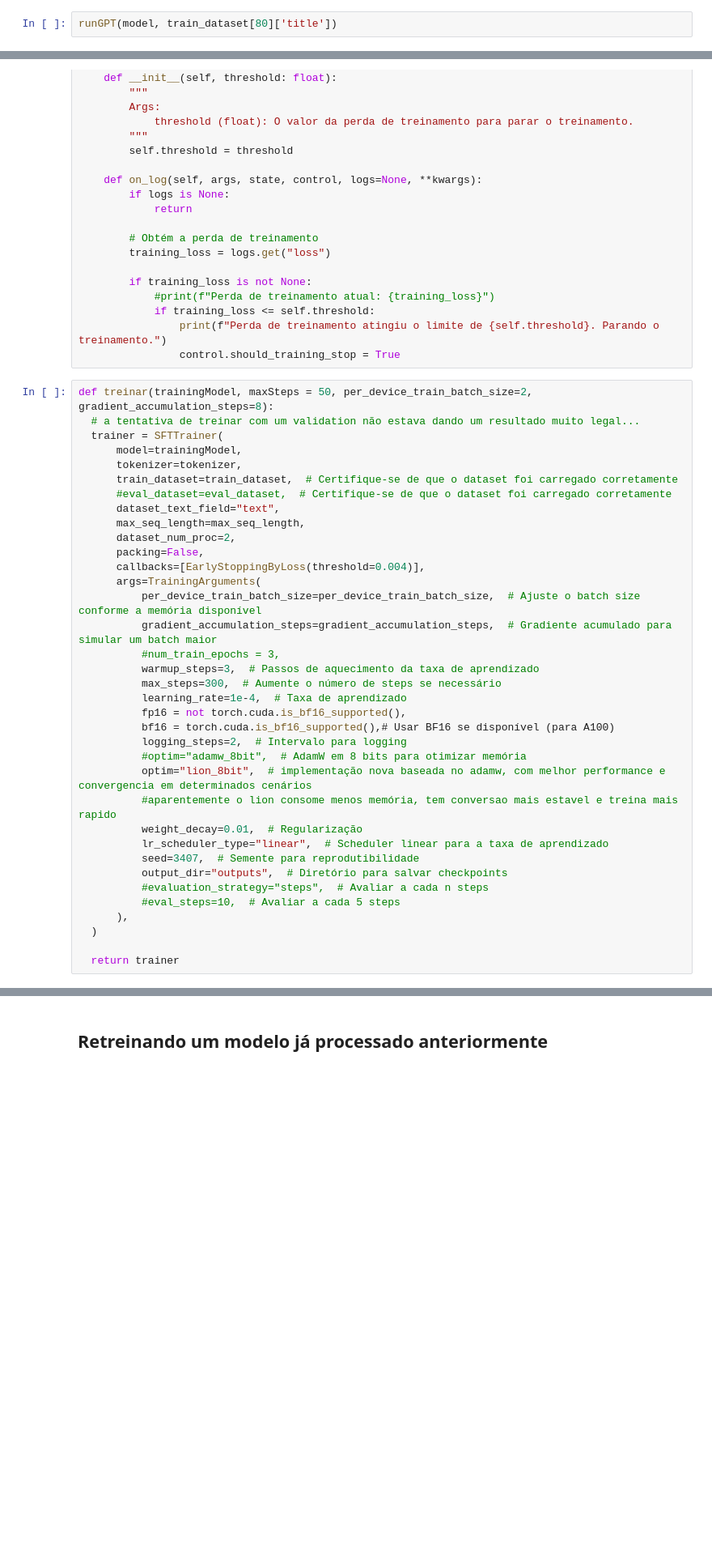
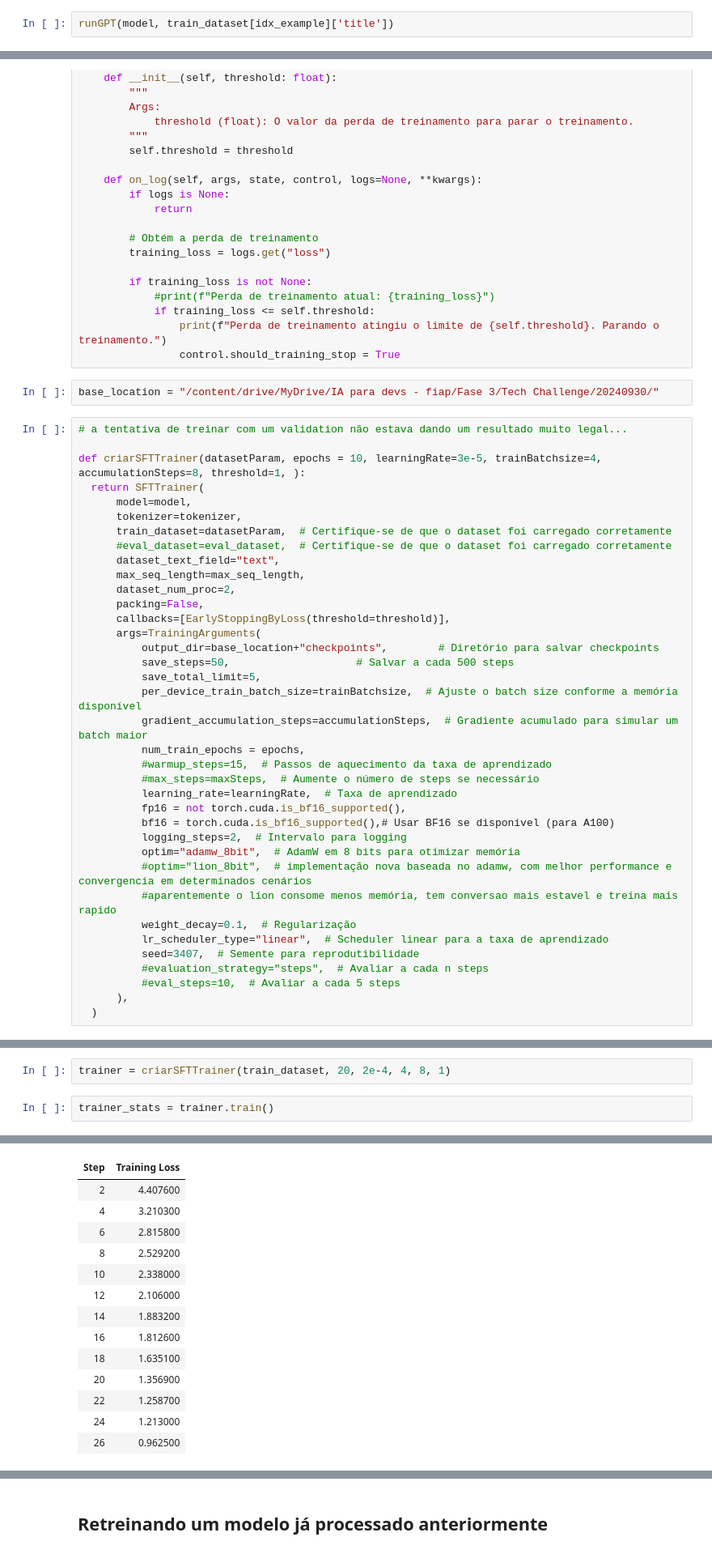
Before and after one commit to rornellas/tech-challenge-3-ia4devs, a Jupyter notebook: fine_tunning_tech_challenge_fase_3.ipynb, the cells around one changed output, grey strips where cells are left out. Shown at 81% size. Cells and saved outputs as stored; diff of their text form; blank space fills up the shorter version.

```diff
--- a/fine_tunning_tech_challenge_fase_3.ipynb
+++ b/fine_tunning_tech_challenge_fase_3.ipynb
@@ -264,5 +285,5 @@ def runGPT(modelToRun, input):
 # %% [markdown]
 ## Executando antes do treino
 # %%
-runGPT(model, train_dataset[80]['title'])
+runGPT(model, train_dataset[idx_example]['title'])
 # %% [output]
@@ -306,39 +330,42 @@ class EarlyStoppingByLoss(TrainerCallback):
             if training_loss <= self.threshold:
                 print(f"Perda de treinamento atingiu o limite de {self.threshold}. Parando o treinamento.")
                 control.should_training_stop = True
+# %%
+base_location = "/content/drive/MyDrive/IA para devs - fiap/Fase 3/Tech Challenge/20240930/"
 # %%
-def treinar(trainingModel, maxSteps = 50, per_device_train_batch_size=2, gradient_accumulation_steps=8):
-  # a tentativa de treinar com um validation não estava dando um resultado muito legal...
-  trainer = SFTTrainer(
-      model=trainingModel,
+# a tentativa de treinar com um validation não estava dando um resultado muito legal...
+
+def criarSFTTrainer(datasetParam, epochs = 10, learningRate=3e-5, trainBatchsize=4, accumulationSteps=8, threshold=1, ):
+  return SFTTrainer(
+      model=model,
       tokenizer=tokenizer,
-      train_dataset=train_dataset,  # Certifique-se de que o dataset foi carregado corretamente
+      train_dataset=datasetParam,  # Certifique-se de que o dataset foi carregado corretamente
       #eval_dataset=eval_dataset,  # Certifique-se de que o dataset foi carregado corretamente
       dataset_text_field="text",
       max_seq_length=max_seq_length,
       dataset_num_proc=2,
       packing=False,
-      callbacks=[EarlyStoppingByLoss(threshold=0.004)],
+      callbacks=[EarlyStoppingByLoss(threshold=threshold)],
       args=TrainingArguments(
-          per_device_train_batch_size=per_device_train_batch_size,  # Ajuste o batch size conforme a memória disponível
-          gradient_accumulation_steps=gradient_accumulation_steps,  # Gradiente acumulado para simular um batch maior
-          #num_train_epochs = 3,
-          warmup_steps=3,  # Passos de aquecimento da taxa de aprendizado
-          max_steps=300,  # Aumente o número de steps se necessário
-          learning_rate=1e-4,  # Taxa de aprendizado
+          output_dir=base_location+"checkpoints",        # Diretório para salvar checkpoints
+          save_steps=50,                    # Salvar a cada 500 steps
+          save_total_limit=5,
+          per_device_train_batch_size=trainBatchsize,  # Ajuste o batch size conforme a memória disponível
+          gradient_accumulation_steps=accumulationSteps,  # Gradiente acumulado para simular um batch maior
+          num_train_epochs = epochs,
+          #warmup_steps=15,  # Passos de aquecimento da taxa de aprendizado
+          #max_steps=maxSteps,  # Aumente o número de steps se necessário
+          learning_rate=learningRate,  # Taxa de aprendizado
           fp16 = not torch.cuda.is_bf16_supported(),
           bf16 = torch.cuda.is_bf16_supported(),# Usar BF16 se disponível (para A100)
           logging_steps=2,  # Intervalo para logging
-          #optim="adamw_8bit",  # AdamW em 8 bits para otimizar memória
-          optim="lion_8bit",  # implementação nova baseada no adamw, com melhor performance e convergencia em determinados cenários
+          optim="adamw_8bit",  # AdamW em 8 bits para otimizar memória
+          #optim="lion_8bit",  # implementação nova baseada no adamw, com melhor performance e convergencia em determinados cenários
           #aparentemente o lion consome menos memória, tem conversao mais estavel e treina mais rapido
-          weight_decay=0.01,  # Regularização
+          weight_decay=0.1,  # Regularização
           lr_scheduler_type="linear",  # Scheduler linear para a taxa de aprendizado
           seed=3407,  # Semente para reprodutibilidade
-          output_dir="outputs",  # Diretório para salvar checkpoints
           #evaluation_strategy="steps",  # Avaliar a cada n steps
           #eval_steps=10,  # Avaliar a cada 5 steps
       ),
   )
-
-  return trainer
@@ -390,0 +386,5 @@ would soldier fight someone el war money desire help underdog fire fight ultimat
+# %%
+trainer = criarSFTTrainer(train_dataset, 20, 2e-4, 4, 8, 1)
+# %%
+trainer_stats = trainer.train()
+# %% [output]
@@ -390,0 +397,14 @@ would soldier fight someone el war money desire help underdog fire fight ultimat
+| Step | Training Loss |
+| 2 | 4.407600 |
+| 4 | 3.210300 |
+| 6 | 2.815800 |
+| 8 | 2.529200 |
+| 10 | 2.338000 |
+| 12 | 2.106000 |
+| 14 | 1.883200 |
+| 16 | 1.812600 |
+| 18 | 1.635100 |
+| 20 | 1.356900 |
+| 22 | 1.258700 |
+| 24 | 1.213000 |
+| 26 | 0.962500 |
```
Also changed, not shown: parts of 30 cells of this notebook.
